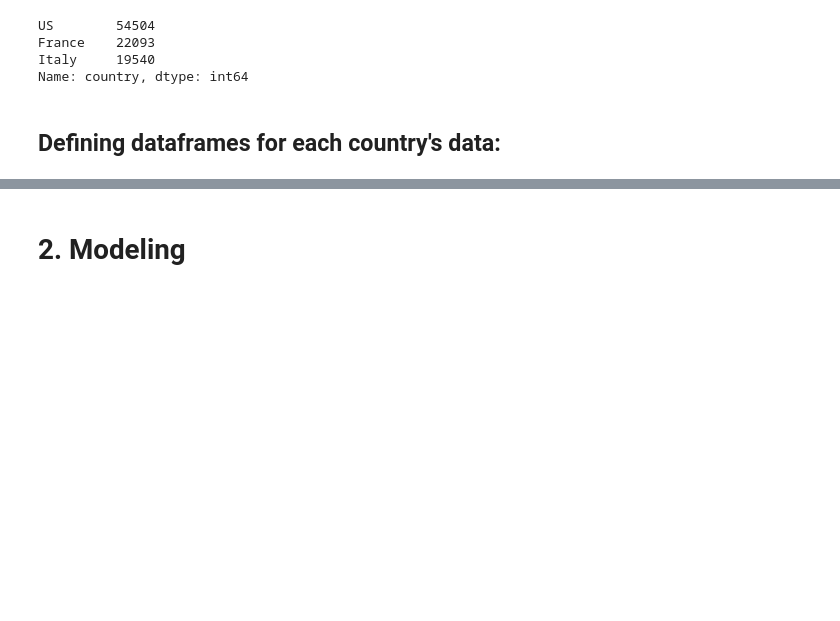
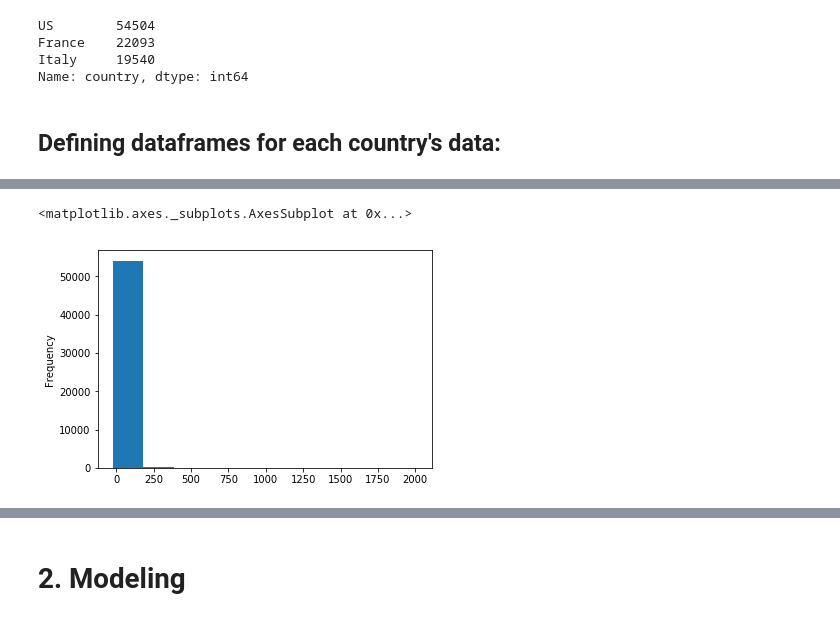
Before and after one commit to mUtterberg/pandata, a Jupyter notebook: WineMag-Pandata.ipynb, the cells around one changed output, grey strips where cells are left out. Drawn from its saved outputs; the diff is of its cells as text; code cells hidden in the pictures; blank space fills up the shorter version.

```diff
--- a/WineMag-Pandata.ipynb
+++ b/WineMag-Pandata.ipynb
@@ -27,9 +47,10 @@ data = data.dropna(subset=['price'])
 # %%
 US_match = data['country']=='US'
 US_data = data[US_match]
-US_data.shape
-min(US_data['price'].values)
+US_data = US_data[['country', 'points','price']]
+US_data.isna().sum()
+# min(US_data['price'].values)
 # Some prices are less than zero. Address this ASAP.
 # max(US_data['price'].values)
-display(US_data)
+# display(US_data)
 # %% [output]
@@ -60,2 +100,7 @@ hist_data = [US_data, FR_data, IT_data]
 # %%
 # Used pixiedust to create histograms.
+# Refactor with matplotlib here:
+US_data['price'].plot.hist()
+# %% [output]
+<matplotlib.axes._subplots.AxesSubplot at 0x...>
+[figure, added]
```
Also changed, not shown: parts of 22 cells of this notebook.
